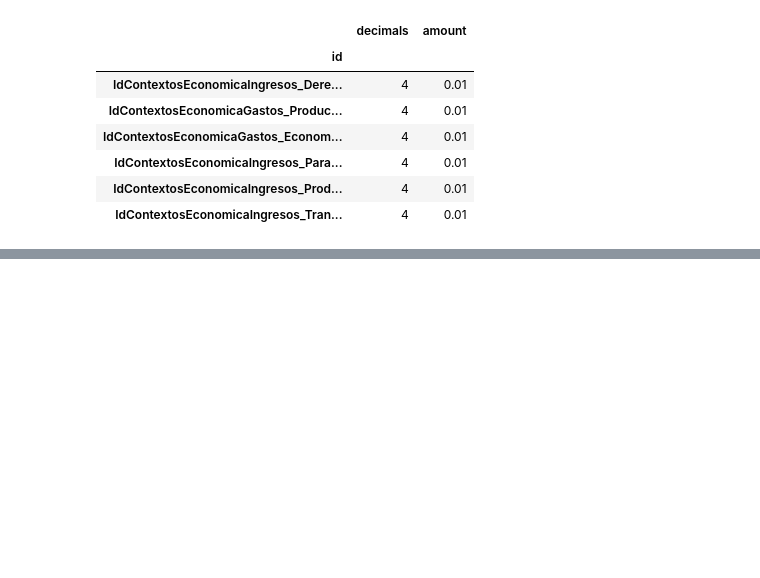
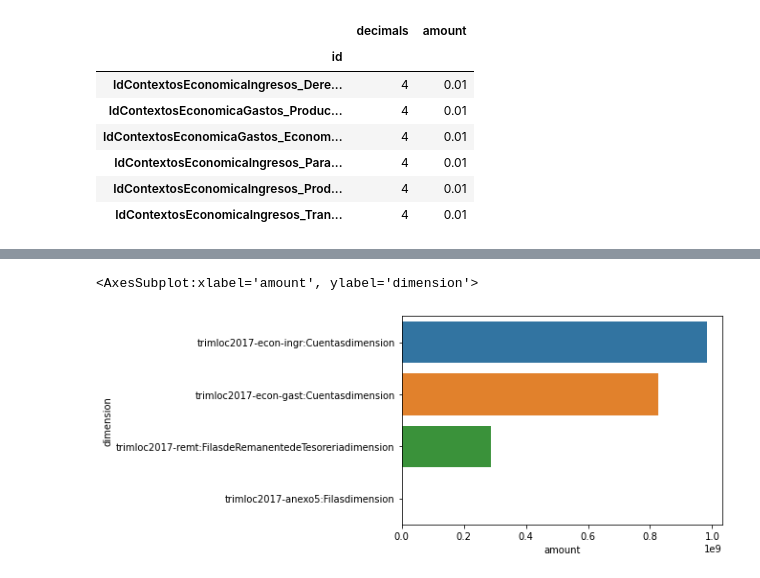
Before and after one commit to CrisKrus/kaggle, a Jupyter notebook: 05-open-data/teruel/analysis.ipynb, the cells around one changed output, grey strips where cells are left out. Drawn from its saved outputs; the diff is of its cells as text; code cells hidden in the pictures; blank space fills up the shorter version.

```diff
--- a/05-open-data/teruel/analysis.ipynb
+++ b/05-open-data/teruel/analysis.ipynb
@@ -221,0 +295,6 @@ group_payments_without_empties[group_payments_without_empties.amount == 0.01]
+# %%
+dimension = all_payments[all_payments.amount != 0.0] # remove before sum to avoid errors
+dimension = dimension.groupby('dimension').sum()
+dimension = dimension.drop('decimals', axis=1)
+dimension = dimension.sort_values(by='amount', ascending=False)
+dimension
@@ -221,0 +308,5 @@ group_payments_without_empties[group_payments_without_empties.amount == 0.01]
+# %%
+sns.barplot(x=dimension['amount'], y=dimension.index)
+# %% [output]
+<AxesSubplot:xlabel='amount', ylabel='dimension'>
+[figure, added]
```
Also changed, not shown: parts of 20 cells of this notebook, 7 other files.
